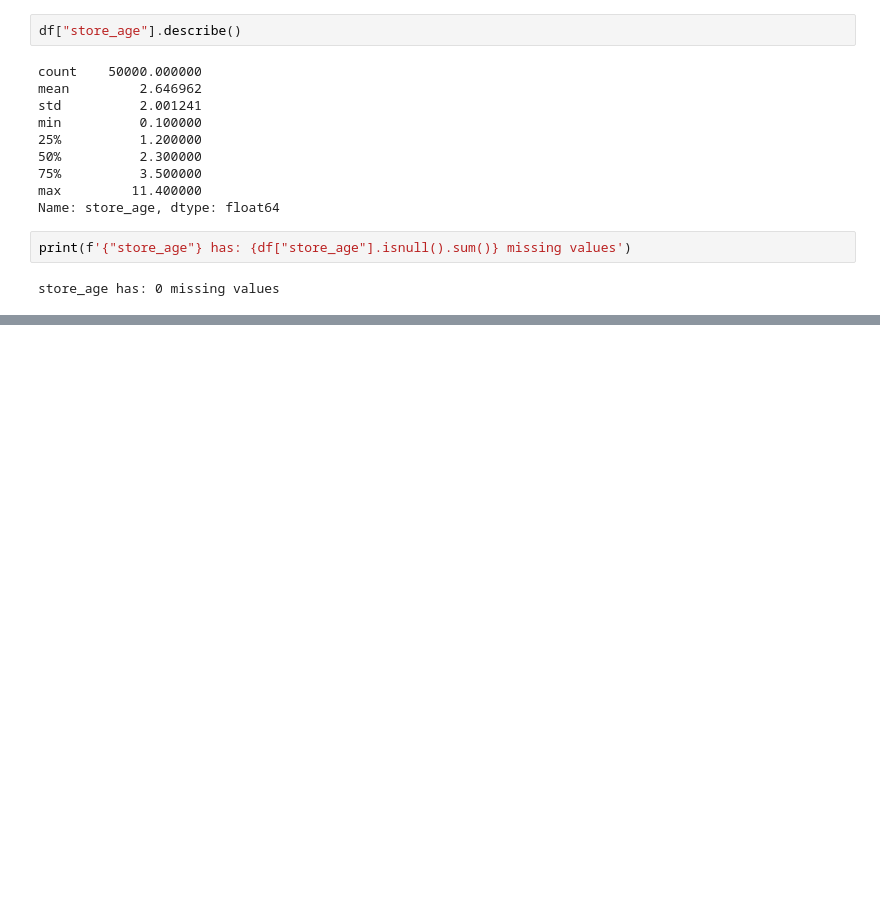
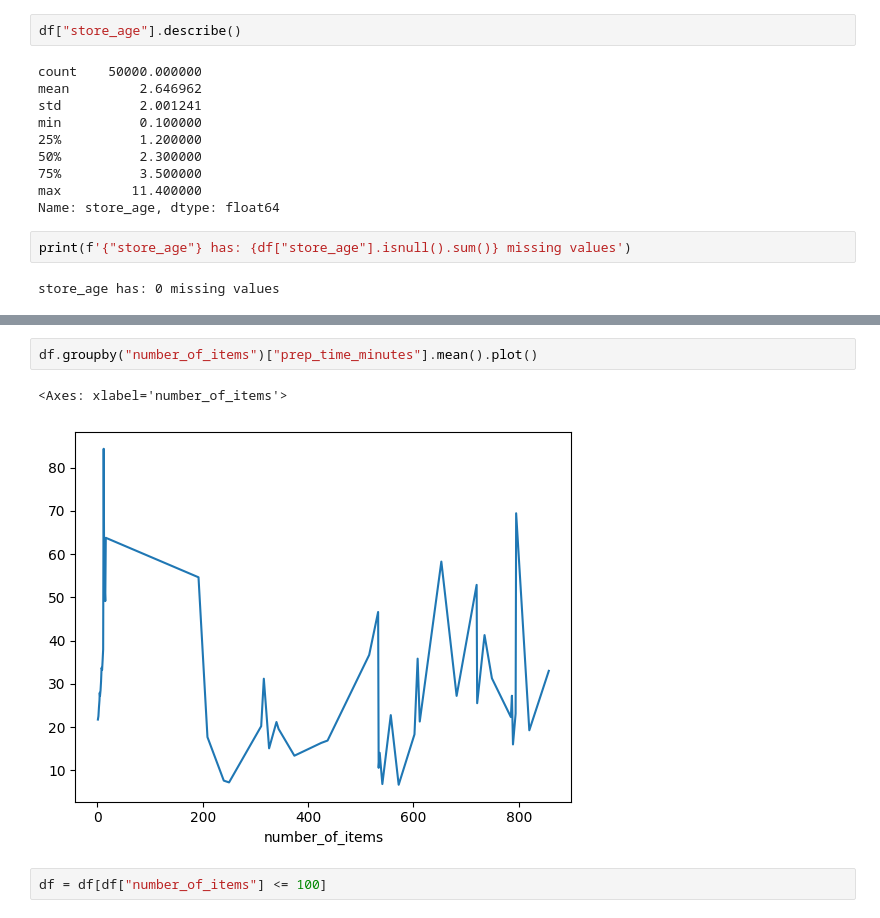
Before and after one commit to raghadkibrahim/food_prep_prediction, a Jupyter notebook: 01_data_cleaning.ipynb, the cells around one changed output, grey strips where cells are left out. Drawn from its saved outputs; the diff is of its cells as text; blank space fills up the shorter version.

```diff
--- a/01_data_cleaning.ipynb
+++ b/01_data_cleaning.ipynb
@@ -354,0 +458,7 @@ store_age has: 0 missing values
+# %%
+df.groupby("number_of_items")["prep_time_minutes"].mean().plot()
+# %% [output]
+<Axes: xlabel='number_of_items'>
+[figure, added]
+# %%
+df = df[df["number_of_items"] <= 100]
```
Also changed, not shown: parts of 40 cells of this notebook.
